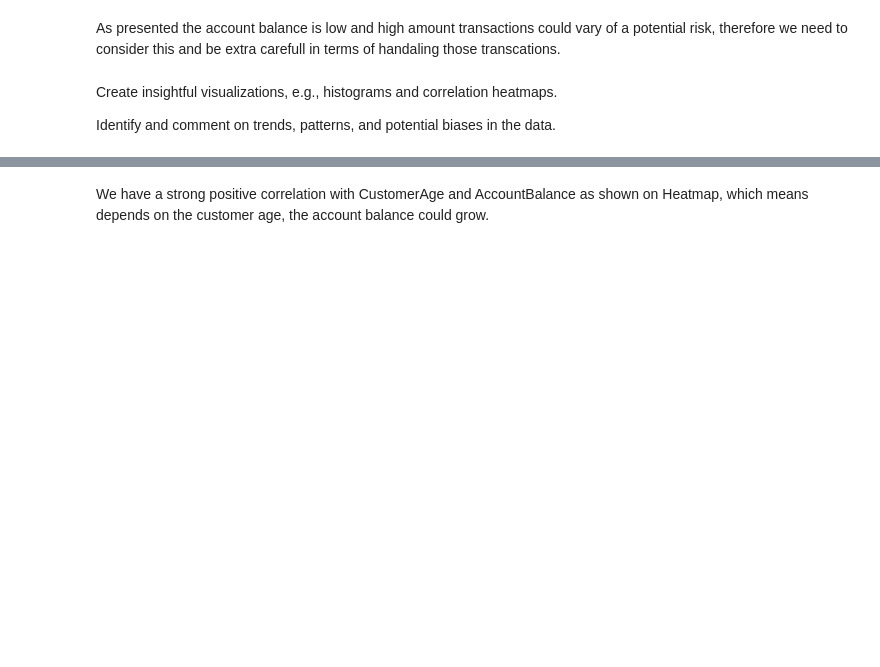
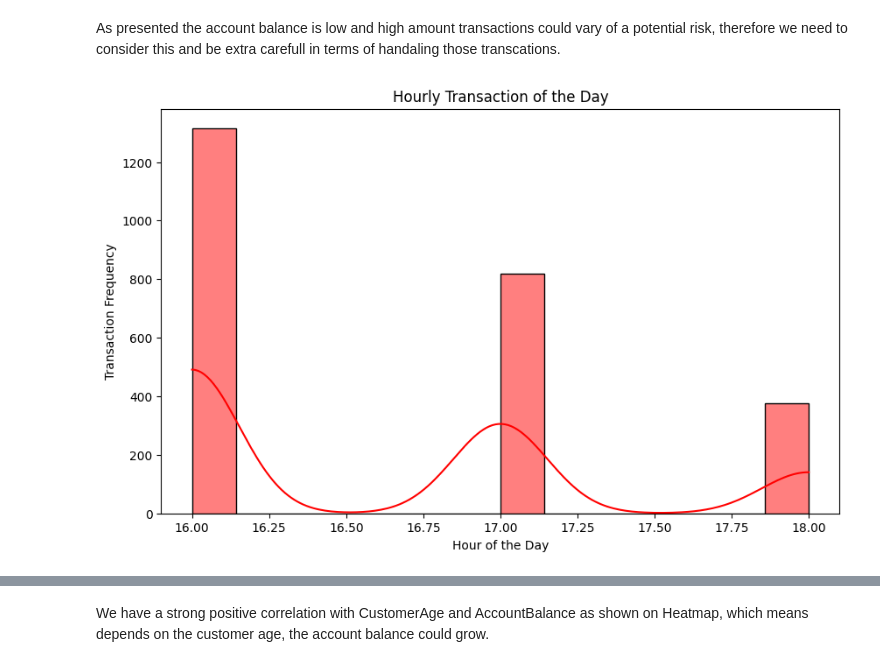
Before and after one commit to petar-Atanasov/Applied-Data-Science-and-AI-Workflow, a Jupyter notebook: CST3133_CourseWork_A.ipynb, the cells around one changed output, grey strips where cells are left out. Cells and saved outputs as stored; diff of their text form; code cells hidden in the pictures; blank space fills up the shorter version.

```diff
--- a/CST3133_CourseWork_A.ipynb
+++ b/CST3133_CourseWork_A.ipynb
@@ -227,7 +247,13 @@ plt.show()
 [figure]
 # %% [markdown]
 As presented the account balance is low and high amount transactions could vary of a potential risk, therefore we need to consider this and be extra carefull in terms of handaling those transcations.
-# %% [markdown]
-Create insightful visualizations, e.g., histograms and correlation heatmaps.
-
-Identify and comment on trends, patterns, and potential biases in the data.
+# %%
+# Hourly Transaction of the Day
+plt.figure(figsize=(10,6))
+sns.histplot(dataset['Hour'], kde=True,color='red')
+plt.title('Hourly Transaction of the Day')
+plt.xlabel('Hour of the Day')
+plt.ylabel('Transaction Frequency')
+plt.show()
+# %% [output]
+[figure, added]
```
Also changed, not shown: parts of 9 cells of this notebook.
